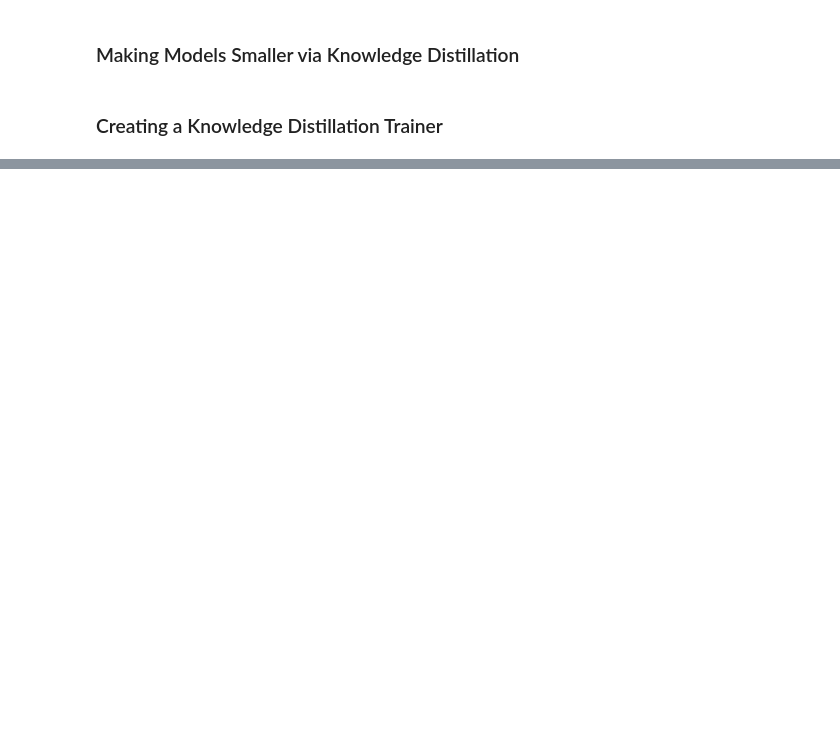
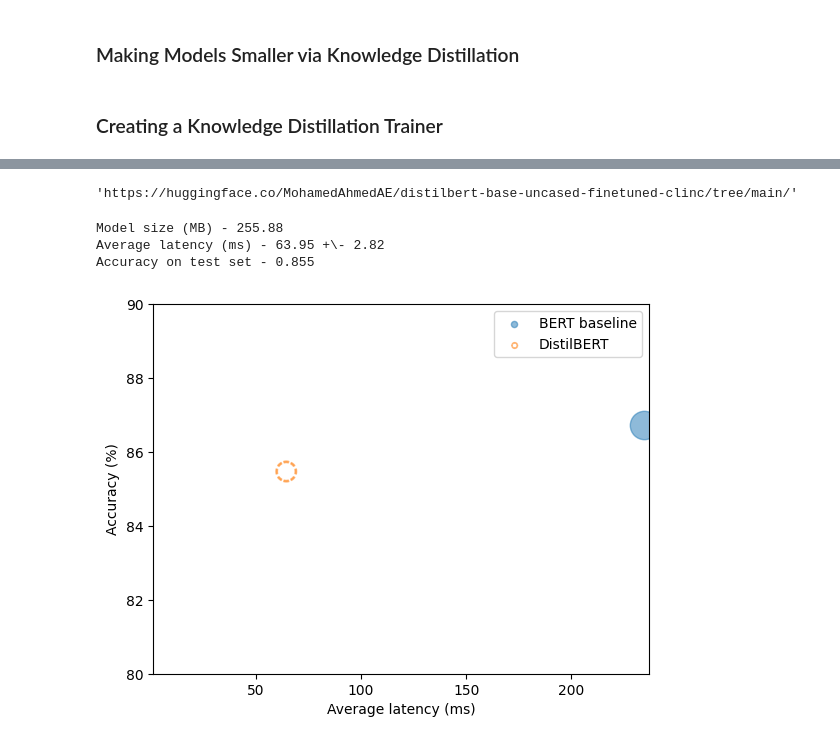
Before and after one commit to Mohamed-Ahmed-Abo-El-Enen/LargeLanguageModels, a Jupyter notebook: Chapter8.ipynb, the cells around one changed output, grey strips where cells are left out. Cells and saved outputs as stored; diff of their text form; code cells hidden in the pictures; blank space fills up the shorter version.

```diff
--- a/Chapter8.ipynb
+++ b/Chapter8.ipynb
@@ -235,0 +338,4 @@ class DistillationTrainer(Trainer):
+# %%
+distilbert_trainer.push_to_hub("Training completed!")
+# %% [output]
+'https://huggingface.co/MohamedAhmedAE/distilbert-base-uncased-finetuned-clinc/tree/main/'
@@ -235,0 +345,49 @@ class DistillationTrainer(Trainer):
+# %%
+optim_type = "DistilBERT"
+pd = PerformanceBenchmark(pipe, clinc["test"], optim_type=optim_type)
+perf_metrics.update(pd.run_benchmark())
+# %% [output]
+Model size (MB) - 255.88
+Average latency (ms) - 63.95 +\- 2.82
+Accuracy on test set - 0.855
+# %%
+import pandas as pd
+import matplotlib.pyplot as plt
+
+def plot_metrics(perf_metrics, current_optim_type):
+    df = pd.DataFrame.from_dict(perf_metrics, orient="index")
+
+    for idx in df.index:
+        df_opt = df.loc[idx]
+
+        # Add a dashed circle around the current optimization type
+        if idx == current_optim_type:
+            plt.scatter(df_opt["time_avg_ms"],
+                        df_opt["accuracy"]*100,
+                        alpha=0.5,
+                        s=df_opt["size_mb"],
+                        label=idx,
+                        marker="$\u25CC$")
+        else:
+            plt.scatter(df_opt["time_avg_ms"],
+                        df_opt["accuracy"]*100,
+                        s=df_opt["size_mb"],
+                        label=idx,
+                        alpha=0.5)
+
+    legend = plt.legend(bbox_to_anchor=(1,1))
+    for handle in legend.legendHandles:
+        handle.set_sizes([20])
+
+    plt.ylim(80, 90)
+
+    # Use the slowest model to define the x-axis range
+    xlim = int(perf_metrics["BERT baseline"]["time_avg_ms"] + 3)
+    plt.xlim(1, xlim)
+    plt.xlabel("Average latency (ms)")
+    plt.ylabel("Accuracy (%)")
+    plt.show()
+# %%
+plot_metrics(perf_metrics, optim_type)
+# %% [output]
+[figure, added]
```
Also changed, not shown: parts of 73 cells of this notebook, 10 other files.
